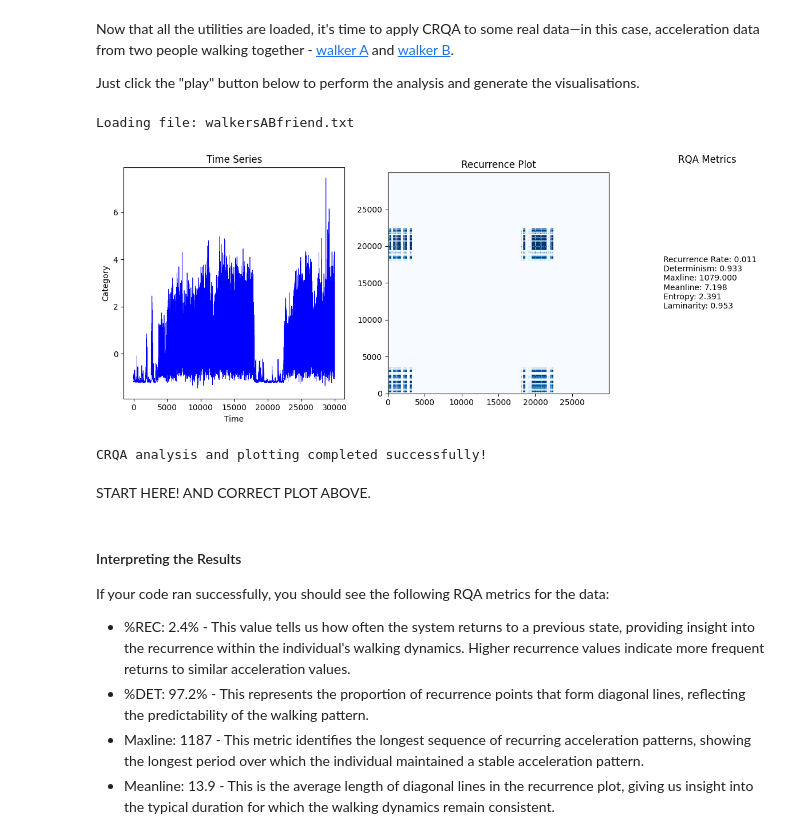
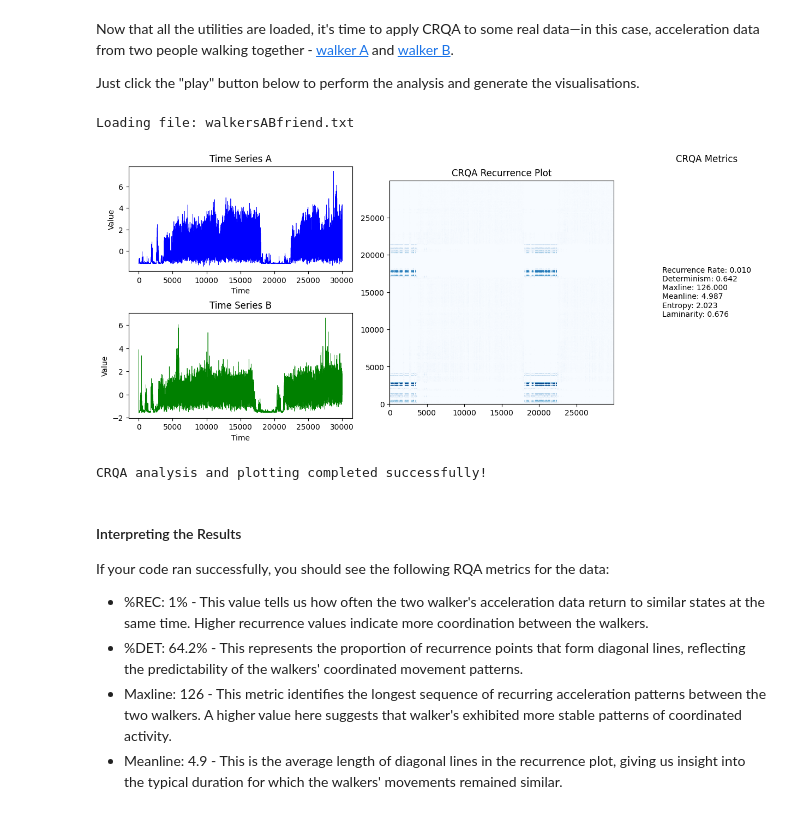
Before and after one commit to xkiwilabs/Linear-NonLinear-TSAnalysis, a Jupyter notebook: crqaContinuous.ipynb, the cells around one changed output. Cells and saved outputs as stored; diff of their text form; code cells hidden in the pictures.

Commit message:
readme updated, crqa updated

```diff
--- a/crqaContinuous.ipynb
+++ b/crqaContinuous.ipynb
@@ -46,10 +46,10 @@ file_name = "walkersABfriend.txt"
 file_path = os.path.join(data_directory, file_name)
 
 # RQA parameters
-rqa_params = {
+crqa_params = {
     'delay': 15,
     'embedding_dimension': 3,
-    'radius': 0.1,
+    'radius': 0.3,
     'minLine': 2,
     'getRP': True
 }
@@ -58,58 +58,48 @@ rqa_params = {
 if os.path.exists(file_path):
     print(f'Loading file: {file_name}')
 
     # Load the CSV file into a DataFrame
-    data = pd.read_csv(file_path, sep='\t', header=None)
-
-    # Assume the data has two columns: walker A and walker B
-    continuous_data_A = data.iloc[:, 0].to_frame()
-    continuous_data_B = data.iloc[:, 1].to_frame()
+    data = pd.read_csv(file_path, header=None, sep='\t')
 
     # Interpolate any missing data that might be present in the file
-    continuous_data_A = interpolate_missing_data(continuous_data_A)
-    continuous_data_B = interpolate_missing_data(continuous_data_B)
+    data = interpolate_missing_data(data)
 
     # Apply a filter to the data
-    continuous_data_A = filter_data(continuous_data_A)
-    continuous_data_B = filter_data(continuous_data_B)
+    data = filter_data(data)
 
     # Normalise the data by using a z-score
-    continuous_data_A = (continuous_data_A - continuous_data_A.mean()) / continuous_data_A.std()
-    continuous_data_B = (continuous_data_B - continuous_data_B.mean()) / continuous_data_B.std()
+    data = (data - data.mean()) / data.std()
 
     # Perform CRQA using perform_rqa function from rqa_utils
-    crqa_results, rp_results = perform_rqa(continuous_data_A.join(continuous_data_B), **rqa_params)
+    crqa_results, rp_results = perform_crqa(data, **crqa_params)
 
-    # Print CRQA results
     # Create RQA metrics dictionary
     for column, result in crqa_results.items():
-        rqa_metrics = {
+        crqa_metrics = {
             'Recurrence Rate': result.recurrence_rate,
             'Determinism': result.determinism,
             'Maxline': result.longest_diagonal_line,
             'Meanline': result.average_diagonal_line,
             'Entropy': result.entropy_diagonal_lines,
             'Laminarity': result.laminarity,
         }
 
     # Plot time series and recurrence plot side-by-side
-    plot_ts_and_rqa(continuous_data_A[0].values, rp_results[0].recurrence_matrix, rqa_metrics, save_image, f'images/rqa/{file_name}_combined_plot.png')
+    plot_ts_and_crqa(data.iloc[:, 0].values, data.iloc[:, 1].values, rp_results['0_1'].recurrence_matrix, crqa_metrics, save_image, f'images/rqa/{file_name}_combined_plot.png')
 
     print('CRQA analysis and plotting completed successfully!')
 else:
     print(f'File {file_name} not found in directory {data_directory}')
 # %% [output]
 Loading file: walkersABfriend.txt
-[figure, old version]
+[figure, new version]
 CRQA analysis and plotting completed successfully!
-# %% [markdown]
-START HERE! AND CORRECT PLOT ABOVE.
 # %% [markdown]
 #### Interpreting the Results
 
 If your code ran successfully, you should see the following RQA metrics for the data:
 
-- %REC: 2.4% - This value tells us how often the system returns to a previous state, providing insight into the recurrence within the individual's walking dynamics. Higher recurrence values indicate more frequent returns to similar acceleration values.
-- %DET: 97.2% - This represents the proportion of recurrence points that form diagonal lines, reflecting the predictability of the walking pattern.
-- Maxline: 1187 - This metric identifies the longest sequence of recurring acceleration patterns, showing the longest period over which the individual maintained a stable acceleration pattern.
-- Meanline: 13.9 - This is the average length of diagonal lines in the recurrence plot, giving us insight into the typical duration for which the walking dynamics remain consistent.
+- %REC: 1% - This value tells us how often the two walker's acceleration data return to similar states at the same time. Higher recurrence values indicate more coordination between the walkers.
+- %DET: 64.2% - This represents the proportion of recurrence points that form diagonal lines, reflecting the predictability of the walkers' coordinated movement patterns.
+- Maxline: 126 - This metric identifies the longest sequence of recurring acceleration patterns between the two walkers. A higher value here suggests that walker's exhibited more stable patterns of coordinated activity.
+- Meanline: 4.9 - This is the average length of diagonal lines in the recurrence plot, giving us insight into the typical duration for which the walkers' movements remained similar.
```
Also changed, not shown: parts of 6 cells of this notebook, 28 other files.
